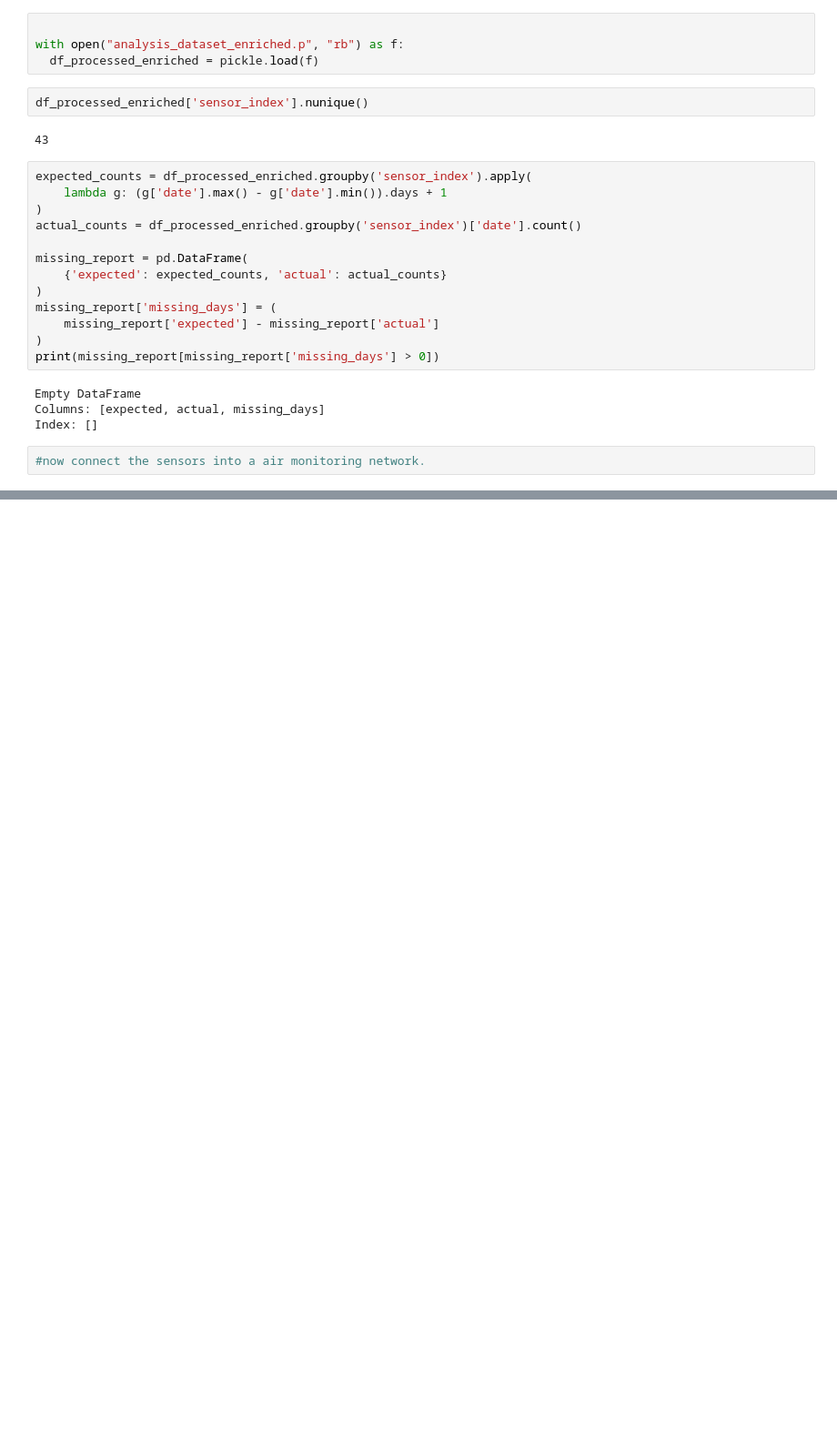
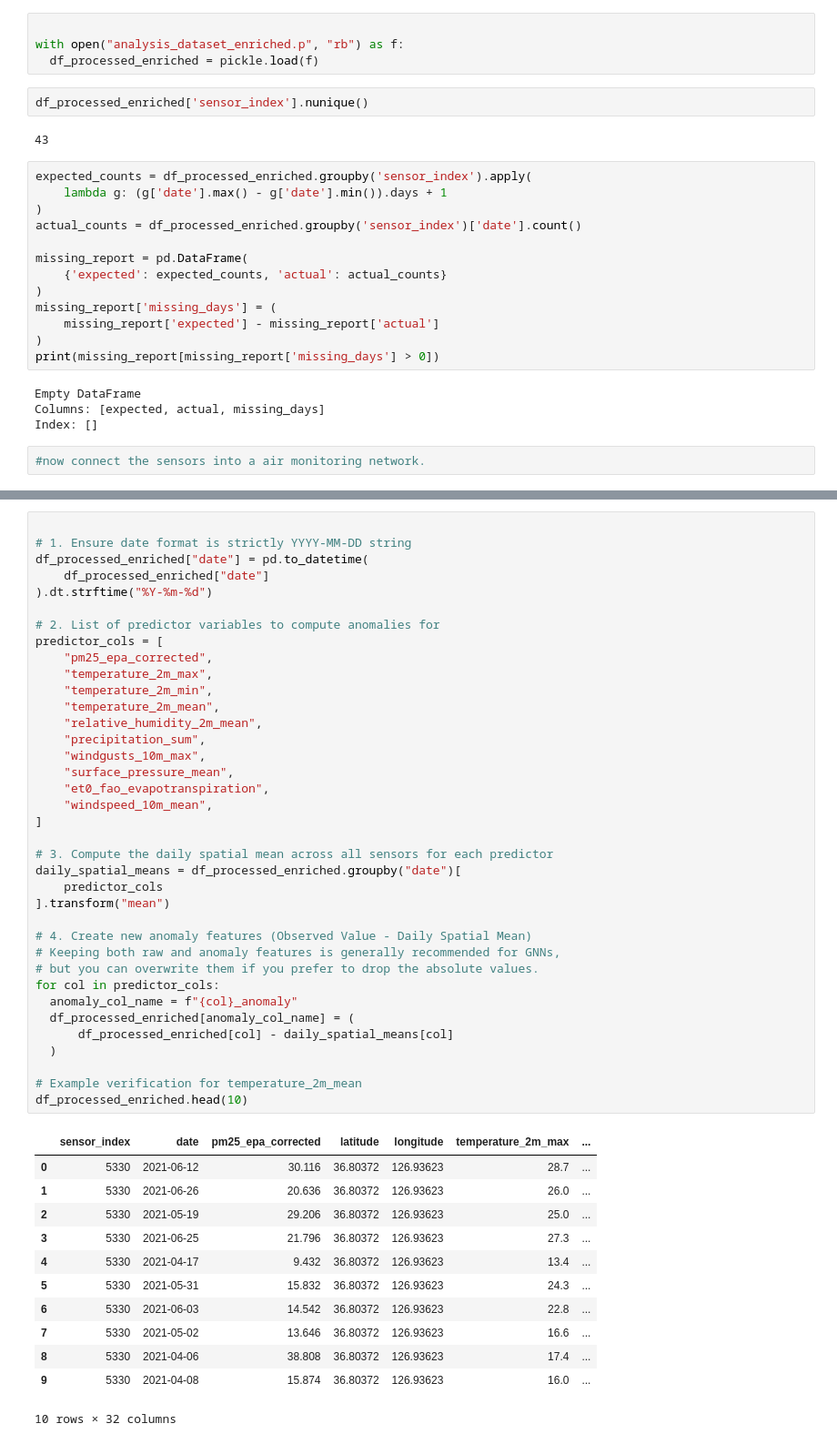
Before and after one commit to moundong19/Korea-Research, a Jupyter notebook: korea_network_construction.ipynb, the cells around one changed output, grey strips where cells are left out. Shown at 91% size. Cells and saved outputs as stored; diff of their text form; blank space fills up the shorter version.

```diff
--- a/korea_network_construction.ipynb
+++ b/korea_network_construction.ipynb
@@ -40,0 +336,50 @@ Index: []
+# %%
+
+# 1. Ensure date format is strictly YYYY-MM-DD string
+df_processed_enriched["date"] = pd.to_datetime(
+    df_processed_enriched["date"]
+).dt.strftime("%Y-%m-%d")
+
+# 2. List of predictor variables to compute anomalies for
+predictor_cols = [
+    "pm25_epa_corrected",
+    "temperature_2m_max",
+    "temperature_2m_min",
+    "temperature_2m_mean",
+    "relative_humidity_2m_mean",
+    "precipitation_sum",
+    "windgusts_10m_max",
+    "surface_pressure_mean",
+    "et0_fao_evapotranspiration",
+    "windspeed_10m_mean",
+]
+
+# 3. Compute the daily spatial mean across all sensors for each predictor
+daily_spatial_means = df_processed_enriched.groupby("date")[
+    predictor_cols
+].transform("mean")
+
+# 4. Create new anomaly features (Observed Value - Daily Spatial Mean)
+# Keeping both raw and anomaly features is generally recommended for GNNs,
+# but you can overwrite them if you prefer to drop the absolute values.
+for col in predictor_cols:
+  anomaly_col_name = f"{col}_anomaly"
+  df_processed_enriched[anomaly_col_name] = (
+      df_processed_enriched[col] - daily_spatial_means[col]
+  )
+
+# Example verification for temperature_2m_mean
+df_processed_enriched.head(10)
+# %% [output]
+|  | sensor_index | date | pm25_epa_corrected | latitude | longitude | temperature_2m_max | ... |
+| 0 | 5330 | 2021-06-12 | 30.116 | 36.80372 | 126.93623 | 28.7 | ... |
+| 1 | 5330 | 2021-06-26 | 20.636 | 36.80372 | 126.93623 | 26.0 | ... |
+| 2 | 5330 | 2021-05-19 | 29.206 | 36.80372 | 126.93623 | 25.0 | ... |
+| 3 | 5330 | 2021-06-25 | 21.796 | 36.80372 | 126.93623 | 27.3 | ... |
+| 4 | 5330 | 2021-04-17 | 9.432 | 36.80372 | 126.93623 | 13.4 | ... |
+| 5 | 5330 | 2021-05-31 | 15.832 | 36.80372 | 126.93623 | 24.3 | ... |
+| 6 | 5330 | 2021-06-03 | 14.542 | 36.80372 | 126.93623 | 22.8 | ... |
+| 7 | 5330 | 2021-05-02 | 13.646 | 36.80372 | 126.93623 | 16.6 | ... |
+| 8 | 5330 | 2021-04-06 | 38.808 | 36.80372 | 126.93623 | 17.4 | ... |
+| 9 | 5330 | 2021-04-08 | 15.874 | 36.80372 | 126.93623 | 16.0 | ... |
+10 rows × 32 columns
```
Also changed, not shown: parts of 10 cells of this notebook.
